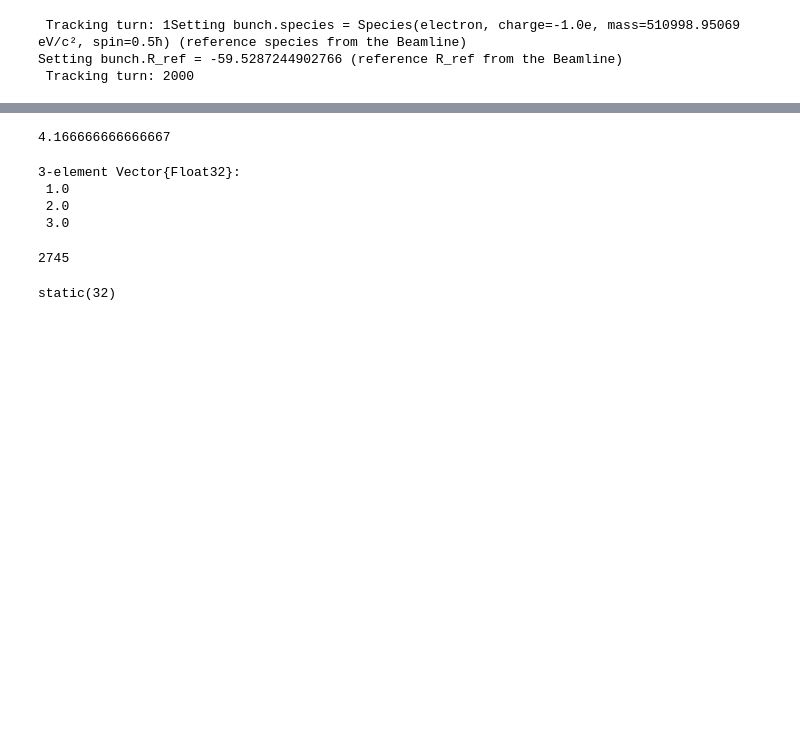
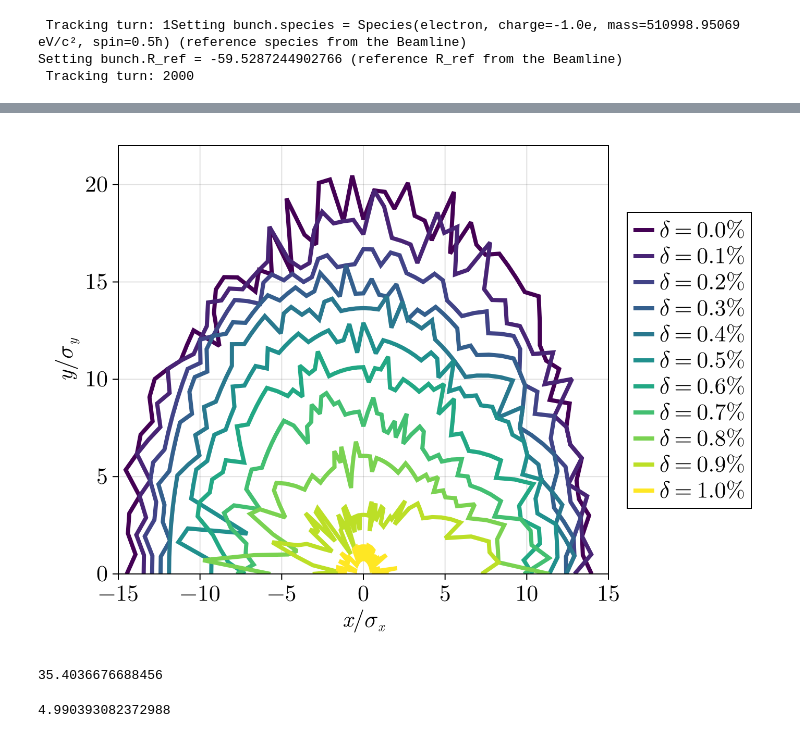
Before and after one commit to bmad-sim/SciBmad.jl, a Jupyter notebook: examples/dynamic-aperture.ipynb, the cells around one changed output, grey strips where cells are left out. Cells and saved outputs as stored; diff of their text form; code cells hidden in the pictures; blank space fills up the shorter version.

```diff
--- a/examples/dynamic-aperture.ipynb
+++ b/examples/dynamic-aperture.ipynb
@@ -138,19 +111,0 @@ display(f2);
-# %%
-2.5*100/60
-# %% [output]
-4.166666666666667
-# %%
-Float32.([1.,2.,3.])
-# %% [output]
-3-element Vector{Float32}:
- 1.0
- 2.0
- 3.0
-# %%
-N_particles
-# %% [output]
-2745
-# %%
-SciBmad.BeamTracking.REGISTER_SIZE
-# %% [output]
-static(32)
@@ -156,0 +149,31 @@ static(32)
+# %%
+f2 = Figure(fontsize=22, size=(700,500));
+ax = Axis(f2[1, 1], xlabel=L"x/\sigma_x", ylabel=L"y/\sigma_y", limits=(-15,15,0,22))
+
+for i in 1:length(deltas)
+    lines!(x_norm_da[:,i], y_norm_da[:,i], linewidth=4, color=i, colorrange=(1,11), label=L"\delta=%$(round(deltas[i]*10^2; sigdigits=1))\%")
+end
+f2[1,2] = Legend(f2, ax)
+display(f2);
+# %% [output]
+[figure, added]
+# %%
+using Statistics
+mask = findall(t->t==0x1, b0.coords.state)
+avg_x = mean(b0.coords.v[mask,1])
+avg_px = mean(b0.coords.v[mask,2])
+avg_x2 = mean((b0.coords.v[mask,1].-avg_x).^2)
+avg_px2 = mean((b0.coords.v[mask,2].-avg_px).^2)
+avg_xpx = mean((b0.coords.v[mask,1].-avg_x).*(b0.coords.v[mask,2].-avg_px))
+sqrt(avg_x2*avg_px2 - avg_xpx^2)*10^9
+# %% [output]
+35.4036676688456
+# %%
+avg_y = mean(b0.coords.v[mask,3])
+avg_py = mean(b0.coords.v[mask,4])
+avg_y2 = mean((b0.coords.v[mask,3].-avg_y).^2)
+avg_py2 = mean((b0.coords.v[mask,4].-avg_py).^2)
+avg_ypy = mean((b0.coords.v[mask,3].-avg_y).*(b0.coords.v[mask,4].-avg_py))
+sqrt(avg_y2*avg_py2 - avg_ypy^2)*10^9
+# %% [output]
+4.990393082372988
```
Also changed, not shown: parts of 4 cells of this notebook.
